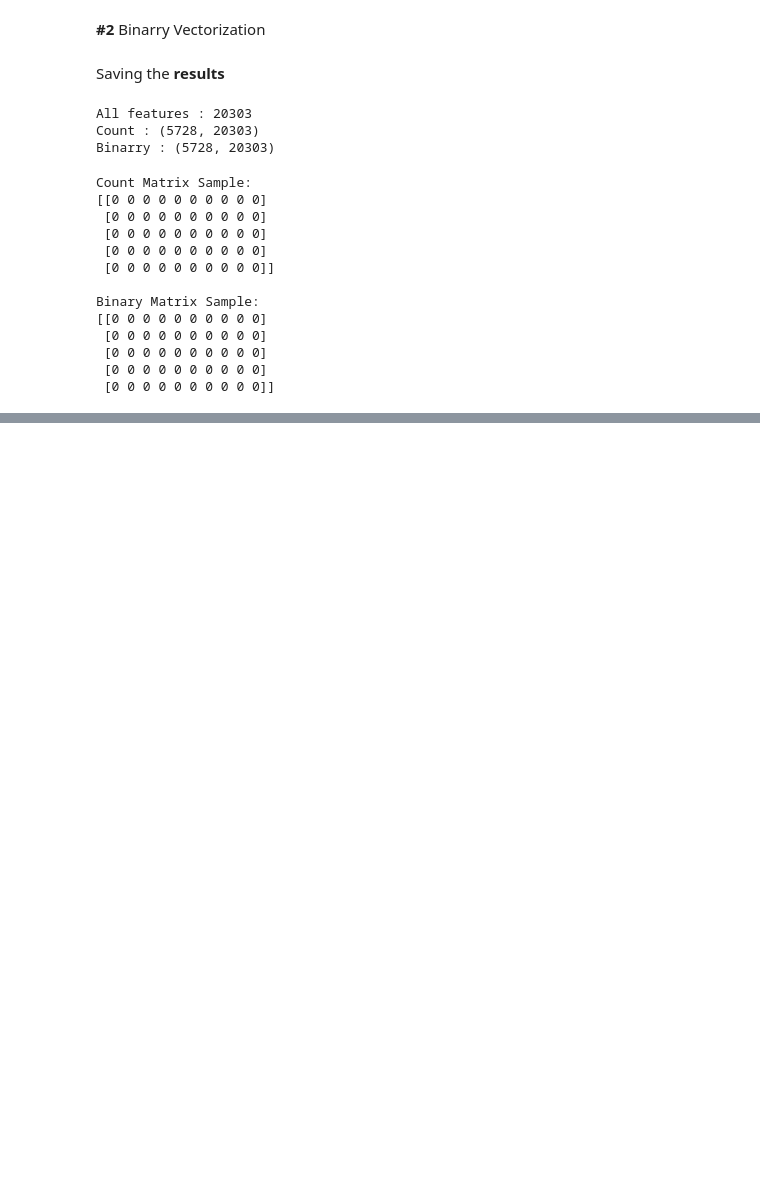
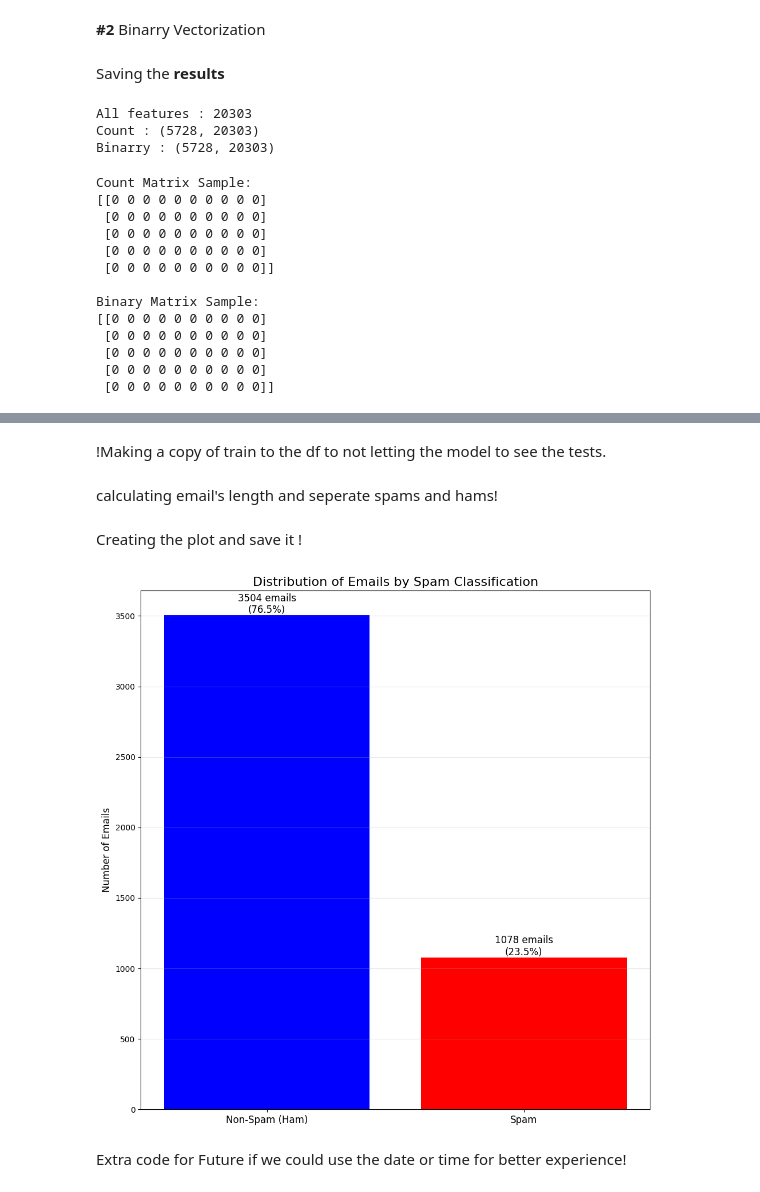
Before and after one commit to acontius/Bamdad, a Jupyter notebook: first/tokenize.ipynb, the cells around one changed output, grey strips where cells are left out. Saved outputs shown, nothing was run; the diff lists cells and outputs as text; code cells hidden in the pictures; blank space fills up the shorter version.

```diff
--- a/first/tokenize.ipynb
+++ b/first/tokenize.ipynb
@@ -123,0 +229,2 @@ Binary Matrix Sample:
+# %%
+df['index'] = df.index
@@ -123,0 +236,2 @@ Binary Matrix Sample:
+# %%
+train_set, test_set = train_test_split(df, test_size=0.2, random_state=42)
@@ -123,0 +240,37 @@ Binary Matrix Sample:
+# %% [markdown]
+!Making a copy of train to the df to not letting the model to see the tests.
+# %%
+df = train_set.copy()
+# %% [markdown]
+calculating email's length and seperate spams and hams!
+# %%
+spam_counts = df['spam'].value_counts().reset_index()
+spam_counts.columns = ['spam', 'count']
+# %% [markdown]
+Creating the plot and save it !
+# %%
+plt.figure(figsize=(10, 10))
+bars = plt.bar(['Non-Spam (Ham)', 'Spam'],
+               spam_counts['count'],
+               color=['blue', 'red'])
+
+# Add count labels on bars
+for bar in bars:
+    height = bar.get_height()
+    plt.text(bar.get_x() + bar.get_width()/2., height,
+             f'{height} emails\n({height/len(df)*100:.1f}%)',
+             ha='center', va='bottom', fontsize=12)
+
+# Add plot elements
+plt.title('Distribution of Emails by Spam Classification', fontsize=16)
+plt.ylabel('Number of Emails', fontsize=12)
+plt.xticks(fontsize=12)
+plt.grid(axis='y', alpha=0.3)
+
+plt.tight_layout()
+plt.savefig("./images/email_counts.png", dpi=300)
+plt.show()
+# %% [output]
+[figure, added]
+# %% [markdown]
+Extra code for Future if we could use the date or time for better experience!
```
Also changed, not shown: parts of 27 cells of this notebook, 7 other files.
